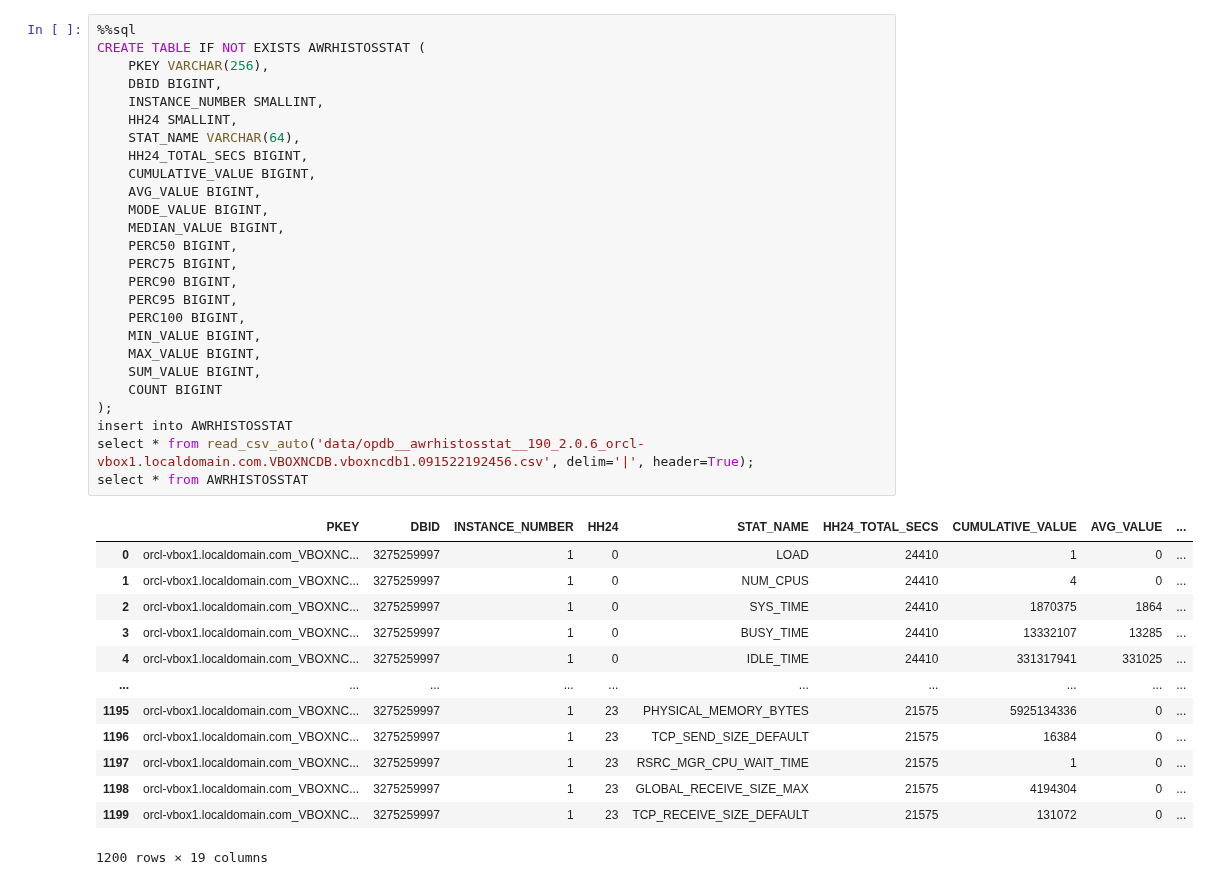
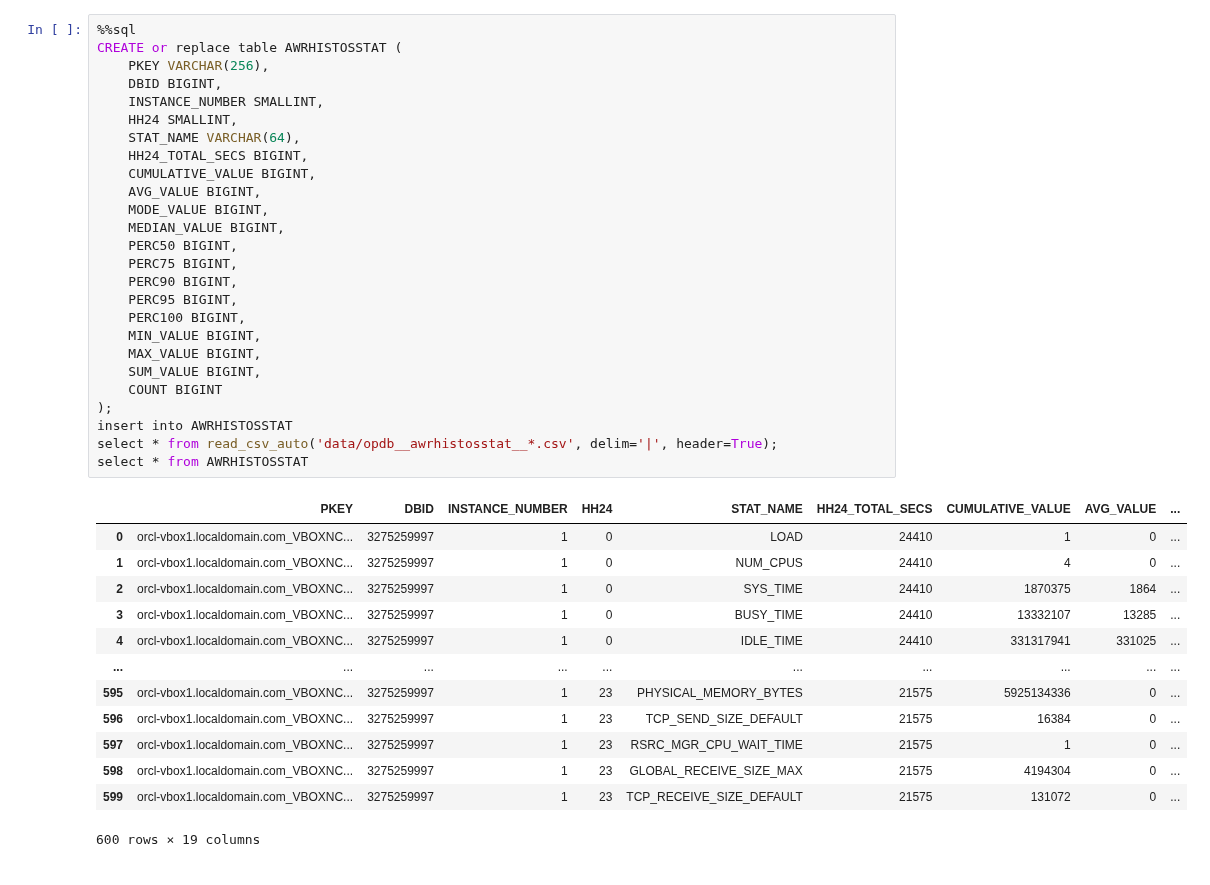
Before and after one commit to GoogleCloudPlatform/database-assessment, a Jupyter notebook: notebooks/sql-analysis.ipynb, the cells around one changed output. Drawn from its saved outputs; the diff is of its cells as text.

```diff
--- a/notebooks/sql-analysis.ipynb
+++ b/notebooks/sql-analysis.ipynb
@@ -30,43 +69,43 @@ LIMIT 5
 # %%
 %%sql
-CREATE TABLE IF NOT EXISTS AWRHISTOSSTAT (
+CREATE or replace table AWRHISTOSSTAT (
     PKEY VARCHAR(256),
     DBID BIGINT,
     INSTANCE_NUMBER SMALLINT,
     HH24 SMALLINT,
     STAT_NAME VARCHAR(64),
     HH24_TOTAL_SECS BIGINT,
     CUMULATIVE_VALUE BIGINT,
     AVG_VALUE BIGINT,
     MODE_VALUE BIGINT,
     MEDIAN_VALUE BIGINT,
     PERC50 BIGINT,
     PERC75 BIGINT,
     PERC90 BIGINT,
     PERC95 BIGINT,
     PERC100 BIGINT,
     MIN_VALUE BIGINT,
     MAX_VALUE BIGINT,
     SUM_VALUE BIGINT,
     COUNT BIGINT
 );
 insert into AWRHISTOSSTAT
-select * from read_csv_auto('data/opdb__awrhistosstat__190_2.0.6_orcl-vbox1.localdomain.com.VBOXNCDB.vboxncdb1.091522192456.csv', delim='|', header=True);
+select * from read_csv_auto('data/opdb__awrhistosstat__*.csv', delim='|', header=True);
 select * from AWRHISTOSSTAT
 # %% [output]
 |  | PKEY | DBID | INSTANCE_NUMBER | HH24 | STAT_NAME | HH24_TOTAL_SECS | CUMULATIVE_VALUE | AVG_VALUE | ... |
 | 0 | orcl-vbox1.localdomain.com_VBOXNC... | 3275259997 | 1 | 0 | LOAD | 24410 | 1 | 0 | ... |
 | 1 | orcl-vbox1.localdomain.com_VBOXNC... | 3275259997 | 1 | 0 | NUM_CPUS | 24410 | 4 | 0 | ... |
 | 2 | orcl-vbox1.localdomain.com_VBOXNC... | 3275259997 | 1 | 0 | SYS_TIME | 24410 | 1870375 | 1864 | ... |
 | 3 | orcl-vbox1.localdomain.com_VBOXNC... | 3275259997 | 1 | 0 | BUSY_TIME | 24410 | 13332107 | 13285 | ... |
 | 4 | orcl-vbox1.localdomain.com_VBOXNC... | 3275259997 | 1 | 0 | IDLE_TIME | 24410 | 331317941 | 331025 | ... |
 | ... | ... | ... | ... | ... | ... | ... | ... | ... | ... |
-| 1195 | orcl-vbox1.localdomain.com_VBOXNC... | 3275259997 | 1 | 23 | PHYSICAL_MEMORY_BYTES | 21575 | 5925134336 | 0 | ... |
-| 1196 | orcl-vbox1.localdomain.com_VBOXNC... | 3275259997 | 1 | 23 | TCP_SEND_SIZE_DEFAULT | 21575 | 16384 | 0 | ... |
-| 1197 | orcl-vbox1.localdomain.com_VBOXNC... | 3275259997 | 1 | 23 | RSRC_MGR_CPU_WAIT_TIME | 21575 | 1 | 0 | ... |
-| 1198 | orcl-vbox1.localdomain.com_VBOXNC... | 3275259997 | 1 | 23 | GLOBAL_RECEIVE_SIZE_MAX | 21575 | 4194304 | 0 | ... |
-| 1199 | orcl-vbox1.localdomain.com_VBOXNC... | 3275259997 | 1 | 23 | TCP_RECEIVE_SIZE_DEFAULT | 21575 | 131072 | 0 | ... |
+| 595 | orcl-vbox1.localdomain.com_VBOXNC... | 3275259997 | 1 | 23 | PHYSICAL_MEMORY_BYTES | 21575 | 5925134336 | 0 | ... |
+| 596 | orcl-vbox1.localdomain.com_VBOXNC... | 3275259997 | 1 | 23 | TCP_SEND_SIZE_DEFAULT | 21575 | 16384 | 0 | ... |
+| 597 | orcl-vbox1.localdomain.com_VBOXNC... | 3275259997 | 1 | 23 | RSRC_MGR_CPU_WAIT_TIME | 21575 | 1 | 0 | ... |
+| 598 | orcl-vbox1.localdomain.com_VBOXNC... | 3275259997 | 1 | 23 | GLOBAL_RECEIVE_SIZE_MAX | 21575 | 4194304 | 0 | ... |
+| 599 | orcl-vbox1.localdomain.com_VBOXNC... | 3275259997 | 1 | 23 | TCP_RECEIVE_SIZE_DEFAULT | 21575 | 131072 | 0 | ... |
-1200 rows × 19 columns
+600 rows × 19 columns
 # %%
 %%sql
 create or replace view test_view as
```
Also changed, not shown: parts of 8 cells of this notebook, 1 other file.
